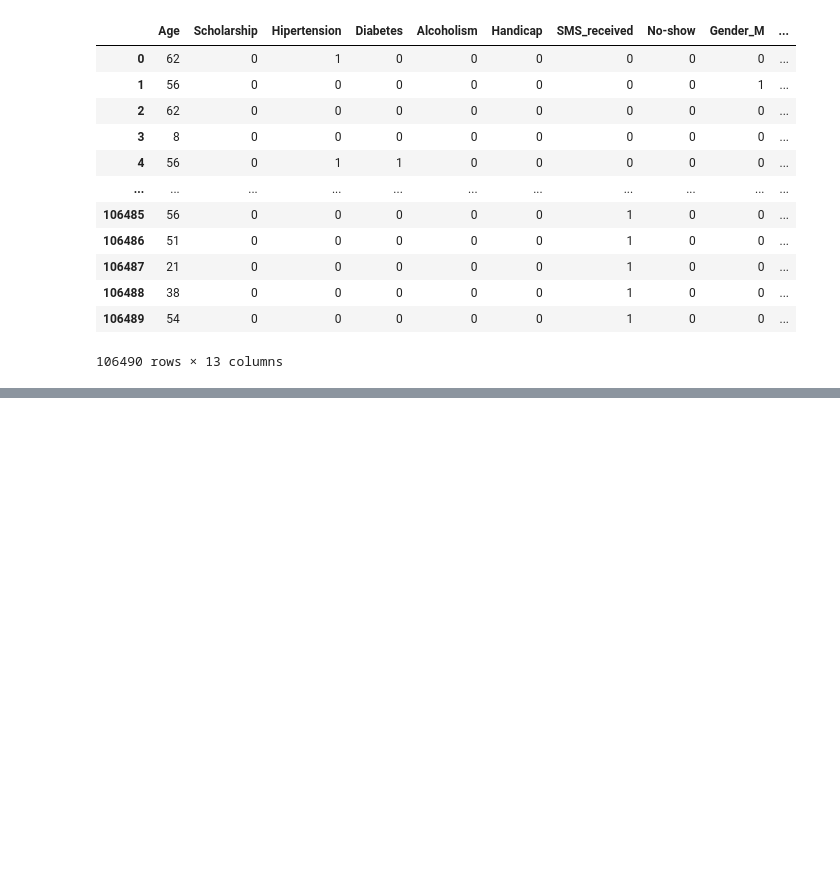
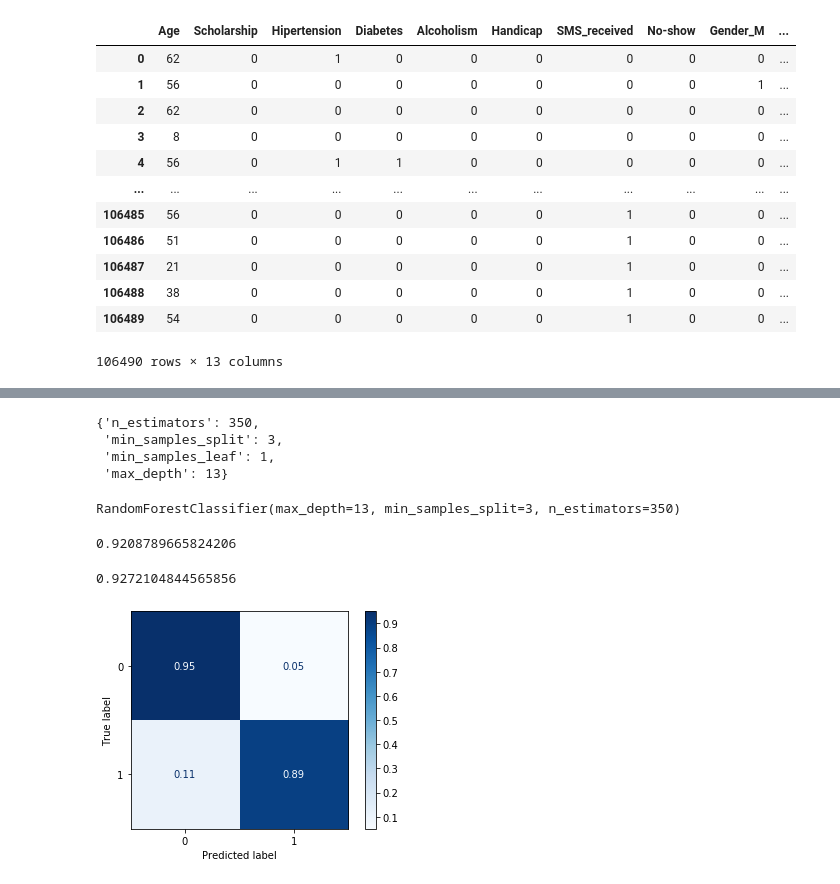
Before and after one commit to ironhack-bcn-data-june-2020/project-ml-show-noshow, a Jupyter notebook: DecisionTrees.ipynb, the cells around one changed output, grey strips where cells are left out. Cells and saved outputs as stored; diff of their text form; code cells hidden in the pictures; blank space fills up the shorter version.

```diff
--- a/DecisionTrees.ipynb
+++ b/DecisionTrees.ipynb
@@ -34,7 +43,9 @@ RandomForestClassifier().fit(X_train,y_train).score(X_test, y_test)
 # %%
 model = RandomForestClassifier()
 params = {
-    'n_estimators': [100,200,300,400,500],
-    'max_depth':[5,10,15,20]
+    'n_estimators': [300,320,350,375,400],
+    'max_depth':[x for x in range(5,15)],
+    'min_samples_split':[3,4,5],
+    'min_samples_leaf' : [1,2,4]
 }
 # %%
@@ -59,0 +80,9 @@ model_sel.best_estimator_.score(X_test, y_test)
+# %%
+iht = InstanceHardnessThreshold(random_state=42)
+
+X = df.drop('No-show',axis=1,inplace=False)
+y = df['No-show']
+
+X_res, y_res = iht.fit_resample(X, y)
+print('Resampled dataset shape %s' % Counter(y_train_res))
+X_train, X_test, y_train, y_test = train_test_split(X_res,y_res,test_size=0.33, random_state=69)
@@ -59,0 +91,3 @@ model_sel.best_estimator_.score(X_test, y_test)
+# %%
+model_sel = RandomizedSearchCV(model, params)
+model_sel.fit(X_train, y_train)
@@ -59,0 +102,28 @@ model_sel.best_estimator_.score(X_test, y_test)
+# %%
+model_sel.best_params_
+# %% [output]
+{'n_estimators': 350,
+ 'min_samples_split': 3,
+ 'min_samples_leaf': 1,
+ 'max_depth': 13}
+# %%
+model_sel.best_estimator_
+# %% [output]
+RandomForestClassifier(max_depth=13, min_samples_split=3, n_estimators=350)
+# %%
+model_sel.best_estimator_.score(X_test, y_test)
+# %% [output]
+0.9208789665824206
+# %%
+model_sel.best_estimator_.score(X_train, y_train)
+# %% [output]
+0.9272104844565856
+# %%
+predictions = model_sel.predict(X_test)
+
+# Generate confusion matrix
+matrix = plot_confusion_matrix(model_sel, X_test, y_test,
+                                 cmap=plt.cm.Blues,
+                                 normalize='true')
+# %% [output]
+[figure, added]
```
Also changed, not shown: parts of 14 cells of this notebook.
